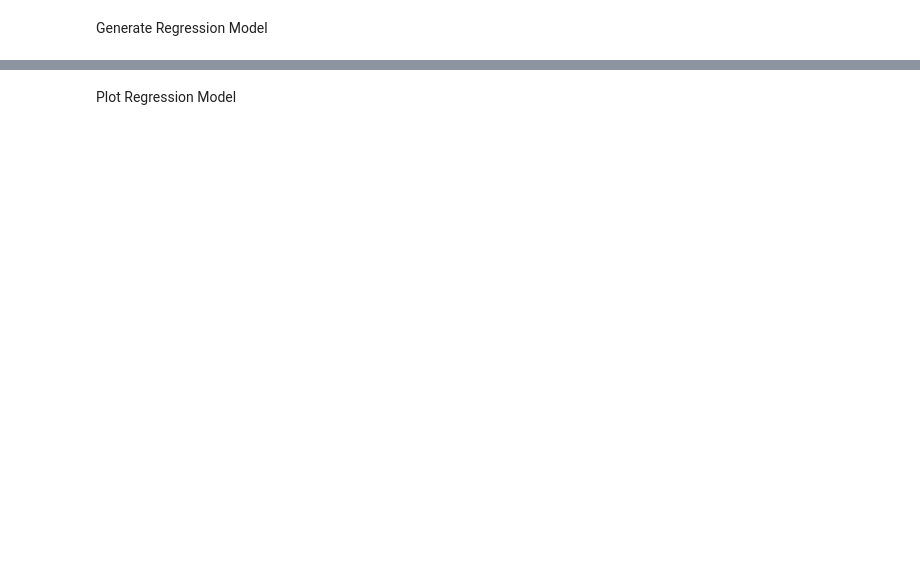
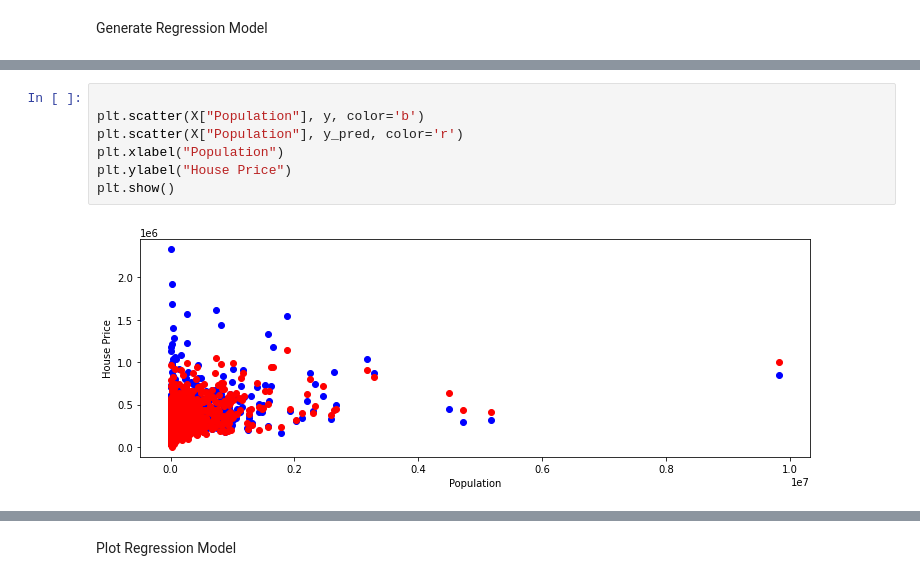
Before and after one commit to seanmannisto/housing, a Jupyter notebook: HousingAffordabilityV2.ipynb, the cells around one changed output, grey strips where cells are left out. Drawn from its saved outputs; the diff is of its cells as text; blank space fills up the shorter version.

```diff
--- a/HousingAffordabilityV2.ipynb
+++ b/HousingAffordabilityV2.ipynb
@@ -281,0 +304,9 @@ y_pred = lr.predict(X)
+# %%
+
+plt.scatter(X["Population"], y, color='b')
+plt.scatter(X["Population"], y_pred, color='r')
+plt.xlabel("Population")
+plt.ylabel("House Price")
+plt.show()
+# %% [output]
+[figure, added]
```
Also changed, not shown: parts of 18 cells of this notebook.
